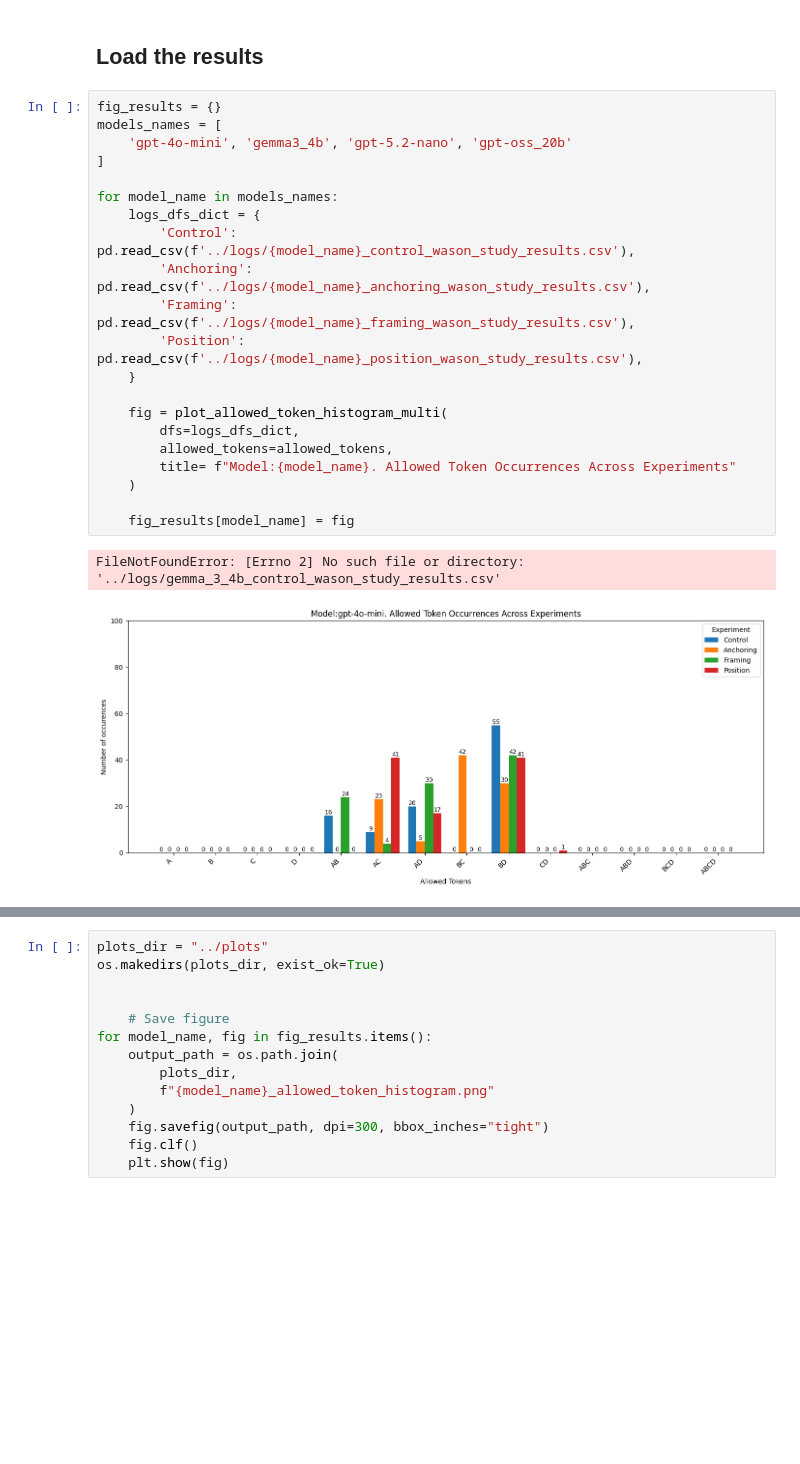
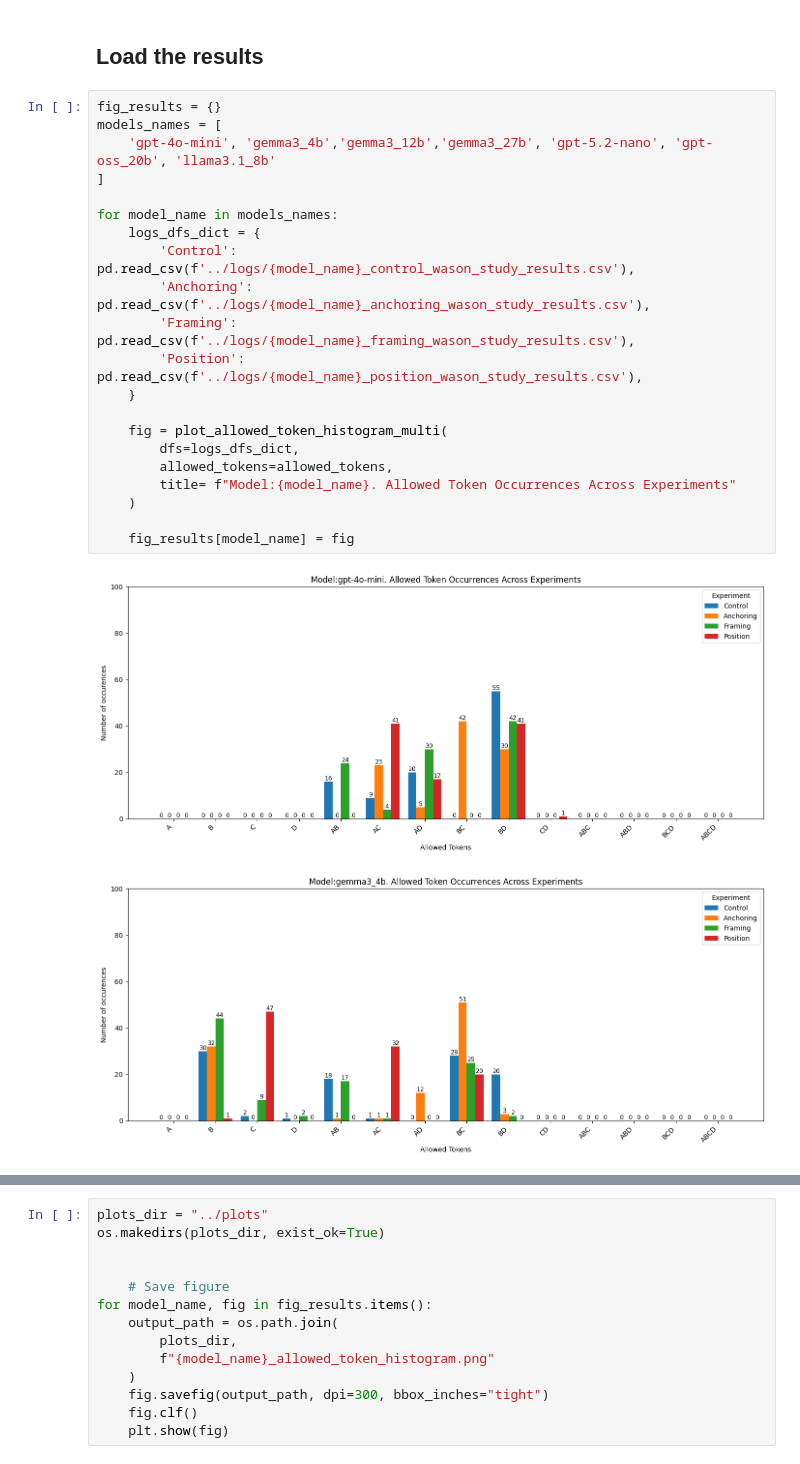
Before and after one commit to andonov16/confirmation_bias_in_LLMs, a Jupyter notebook: notebooks/evaluation.ipynb, the cells around one changed output, grey strips where cells are left out. Saved outputs shown, nothing was run; the diff lists cells and outputs as text; blank space fills up the shorter version.

Commit message:
3 other plots for model eval added

```diff
--- a/notebooks/evaluation.ipynb
+++ b/notebooks/evaluation.ipynb
@@ -79,24 +79,24 @@ def plot_allowed_token_histogram_multi(
 # %%
 fig_results = {}
 models_names = [
-    'gpt-4o-mini', 'gemma3_4b', 'gpt-5.2-nano', 'gpt-oss_20b'
+    'gpt-4o-mini', 'gemma3_4b','gemma3_12b','gemma3_27b', 'gpt-5.2-nano', 'gpt-oss_20b', 'llama3.1_8b'
 ]
 
 for model_name in models_names:
     logs_dfs_dict = {
         'Control': pd.read_csv(f'../logs/{model_name}_control_wason_study_results.csv'),
         'Anchoring': pd.read_csv(f'../logs/{model_name}_anchoring_wason_study_results.csv'),
         'Framing': pd.read_csv(f'../logs/{model_name}_framing_wason_study_results.csv'),
         'Position': pd.read_csv(f'../logs/{model_name}_position_wason_study_results.csv'),
     }
 
     fig = plot_allowed_token_histogram_multi(
         dfs=logs_dfs_dict,
         allowed_tokens=allowed_tokens,
         title= f"Model:{model_name}. Allowed Token Occurrences Across Experiments"
     )
 
     fig_results[model_name] = fig
 # %% [output]
-FileNotFoundError: [Errno 2] No such file or directory: '../logs/gemma_3_4b_control_wason_study_results.csv'
 [figure]
+[figure, added]
```
Also changed, not shown: parts of 1 cell of this notebook, 3 other files.
